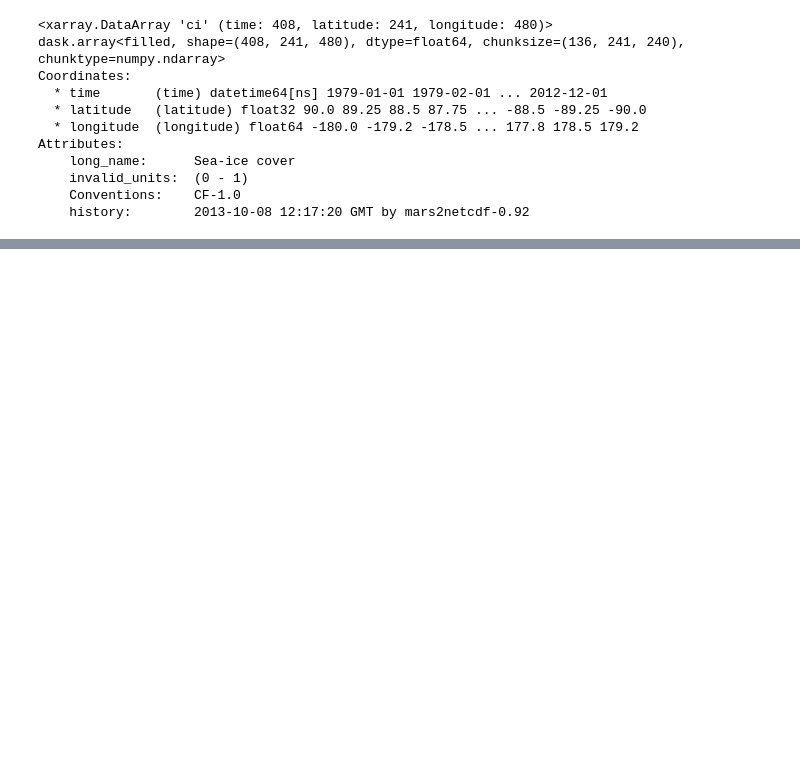
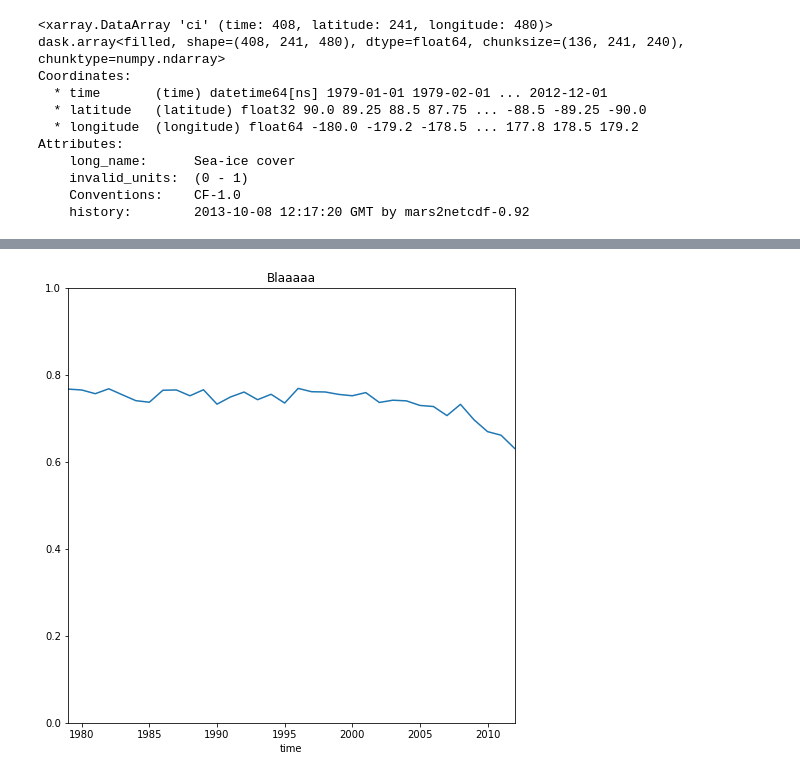
Before and after one commit to NordicESMhub/NEGI-Abisko-2019, a Jupyter notebook: content/training/pyaerocom/example_load_seaice_and_shift_lons.ipynb, the cells around one changed output, grey strips where cells are left out. Cells and saved outputs as stored; diff of their text form; code cells hidden in the pictures; blank space fills up the shorter version.

```diff
--- a/content/training/pyaerocom/example_load_seaice_and_shift_lons.ipynb
+++ b/content/training/pyaerocom/example_load_seaice_and_shift_lons.ipynb
@@ -43,0 +34,5 @@ Attributes:
+# %%
+arctic_subset = xarr.sel(latitude=slice(90, 66))
+sea_ice_timeseries = arctic_subset.mean(('latitude', 'longitude'))
+df = sea_ice_timeseries.to_dataframe()
+df # check groubpy pandas
@@ -43,0 +54,6 @@ Attributes:
+# %%
+import pandas as pd
+df['month'] = df.index.month
+mask = df.month.between(4,9)
+only_summer = df[mask]
+only_summer
@@ -43,0 +75,3 @@ Attributes:
+# %%
+summer_mean = only_summer.groupby(only_summer.index.year).mean()
+summer_mean
@@ -43,0 +97,5 @@ Attributes:
+# %%
+ax = summer_mean['ci'].plot(figsize=(8, 8), ylim=(0, 1))
+ax.set_title('Blaaaaa');
+# %% [output]
+[figure, added]
```
Also changed, not shown: parts of 7 cells of this notebook.
